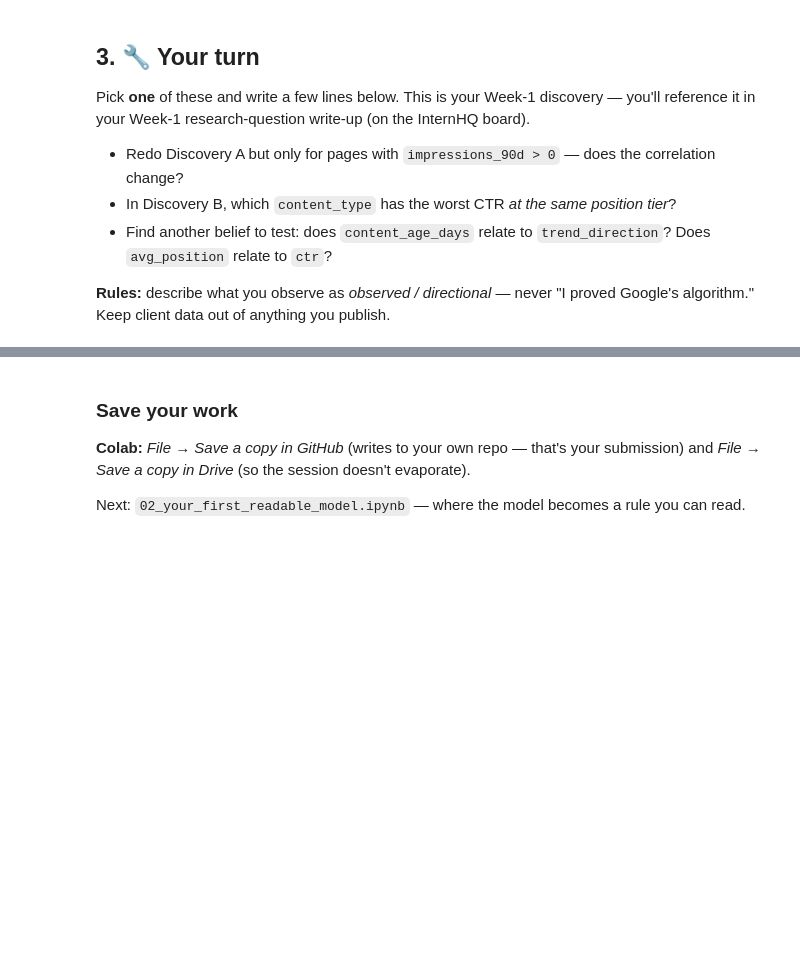
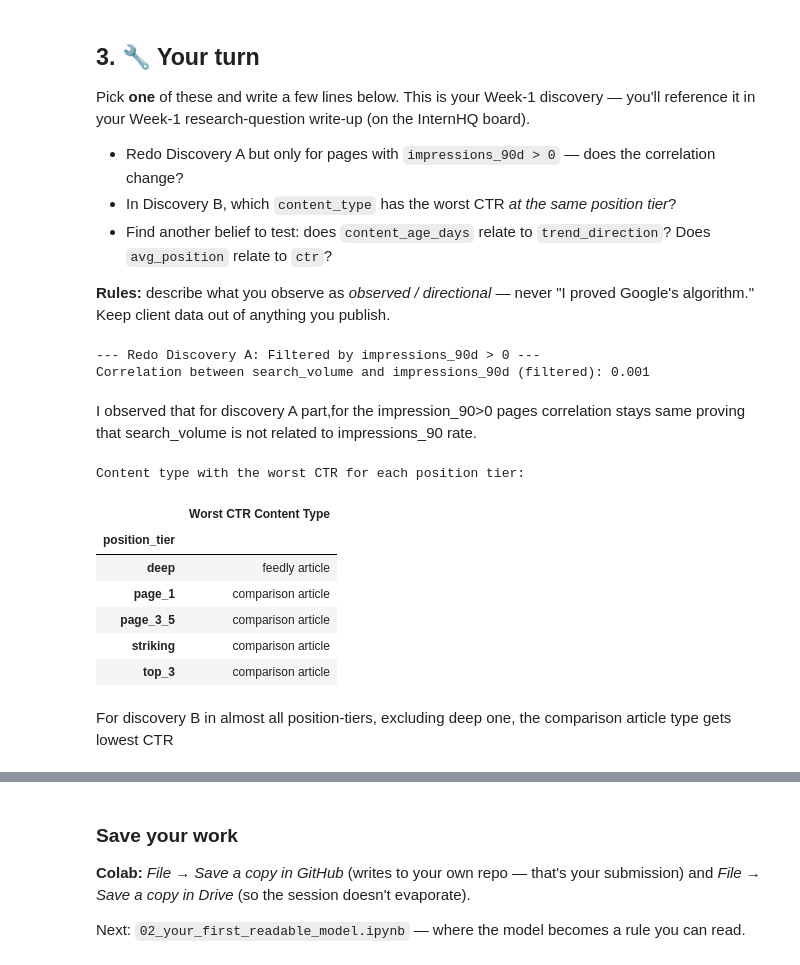
Before and after one commit to emiliyabdul/START, a Jupyter notebook: notebooks/01_first_look_and_discovery.ipynb, the cells around one changed output, grey strips where cells are left out. Saved outputs shown, nothing was run; the diff lists cells and outputs as text; code cells hidden in the pictures; blank space fills up the shorter version.

Commit message:
Modified the discovery part after some data investigation

```diff
--- a/notebooks/01_first_look_and_discovery.ipynb
+++ b/notebooks/01_first_look_and_discovery.ipynb
@@ -157,0 +156,44 @@ Pick **one** of these and write a few lines below. This is your Week-1 discovery
+# %%
+import pandas as pd, numpy as np
+
+# Ensure df is loaded for this discovery
+df = pd.read_csv("data/raw/content_refresh_anonymized.csv")
+
+print('--- Redo Discovery A: Filtered by impressions_90d > 0 ---')
+
+# Filter the DataFrame to include only pages with impressions_90d > 0
+visible_df = df[df['impressions_90d'] > 0]
+
+# Calculate the correlation for the filtered DataFrame
+corr_filtered = visible_df['search_volume'].corr(visible_df['impressions_90d'])
+
+print(f"Correlation between search_volume and impressions_90d (filtered): {corr_filtered:.3f}")
+# %% [output]
+--- Redo Discovery A: Filtered by impressions_90d > 0 ---
+Correlation between search_volume and impressions_90d (filtered): 0.001
+# %% [markdown]
+I observed that for discovery A part,for the impression_90>0 pages correlation stays same proving that search_volume is not related to impressions_90 rate.
+# %%
+# Filter for pages with impressions_90d >= 100 as in the original Discovery B
+visible_df = df[df["impressions_90d"] >= 100]
+
+# Group by position_tier and content_type, then calculate mean CTR
+# Using .unstack() helps in easily finding min/max across content_types for each tier
+ctr_by_pos_content_type = visible_df.groupby(['position_tier', 'content_type'])['ctr'].mean().unstack()
+
+# Find the content_type with the worst (lowest) CTR for each position_tier
+worst_ctr_per_position = ctr_by_pos_content_type.idxmin(axis=1)
+
+print("Content type with the worst CTR for each position tier:\n")
+display(worst_ctr_per_position.to_frame(name='Worst CTR Content Type'))
+# %% [output]
+Content type with the worst CTR for each position tier:
+|  | Worst CTR Content Type |
+| position_tier |  |
+| deep | feedly article |
+| page_1 | comparison article |
+| page_3_5 | comparison article |
+| striking | comparison article |
+| top_3 | comparison article |
+# %% [markdown]
+For discovery B in almost all position-tiers, excluding deep one, the comparison article type gets lowest CTR
```
Also changed, not shown: parts of 5 cells of this notebook.
